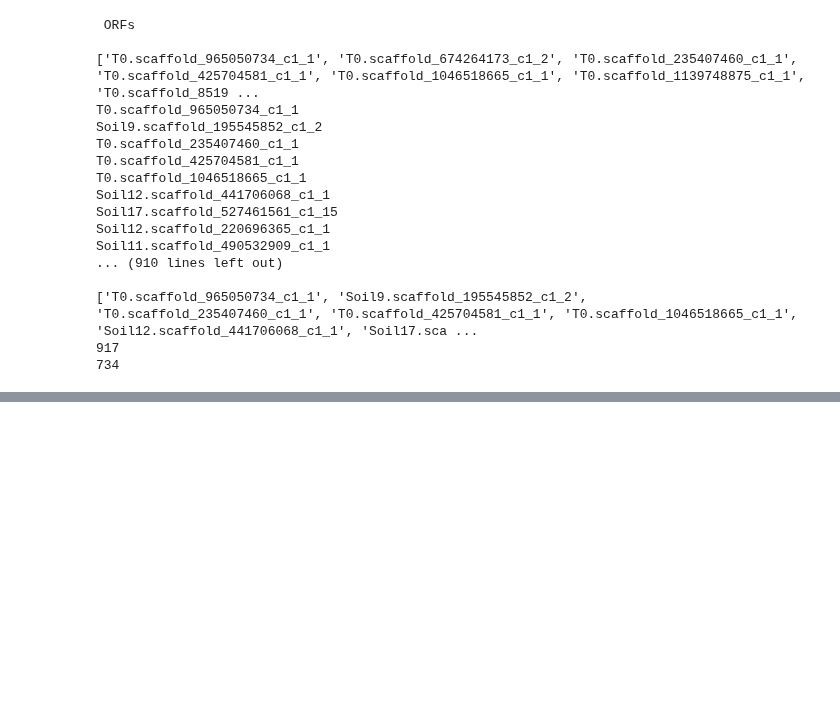
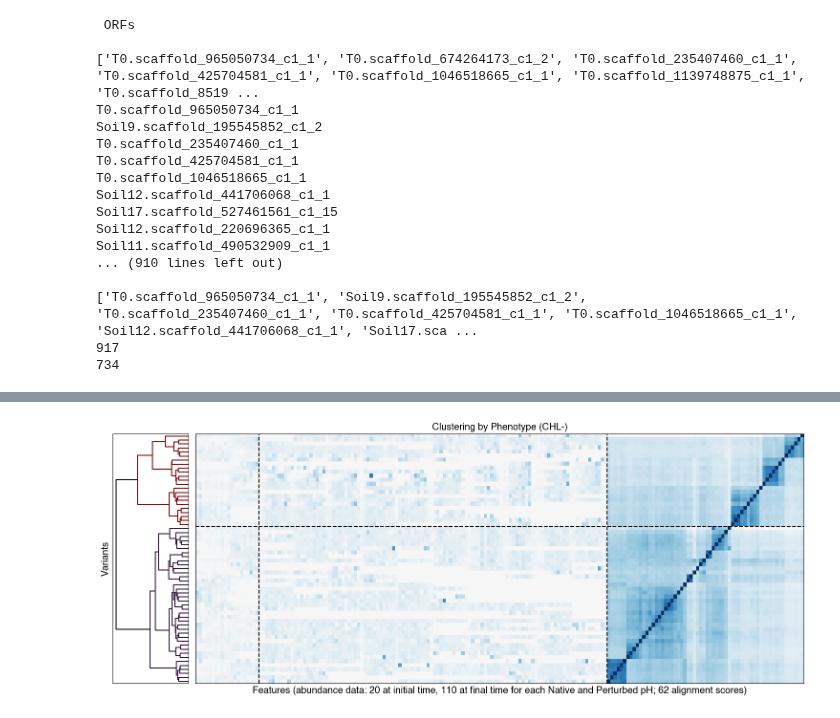
Before and after one commit to AddisonHowe/soil-metagenomics, a Jupyter notebook: notebooks/organization_nir.ipynb, the cells around one changed output, grey strips where cells are left out. Saved outputs shown, nothing was run; the diff lists cells and outputs as text; code cells hidden in the pictures; blank space fills up the shorter version.

```diff
--- a/notebooks/organization_nir.ipynb
+++ b/notebooks/organization_nir.ipynb
@@ -43,0 +136,90 @@ Soil11.scaffold_490532909_c1_1
+# %%
+from scipy.cluster.hierarchy import linkage, dendrogram, fcluster, optimal_leaf_ordering
+from scipy.spatial.distance import pdist
+from matplotlib.colors import to_hex
+
+
+Z = linkage(weighted_data, method='ward', metric='euclidean')
+Z_optimal = optimal_leaf_ordering(Z, pdist(data, metric='euclidean'))
+
+n_clusters = 2
+clusters = fcluster(Z_optimal, t=n_clusters, criterion='maxclust')
+
+dendro = dendrogram(Z_optimal, no_plot=True)
+leaf_indices = dendro['leaves']
+
+idx_to_cluster = {i: clusters[i] for i in range(len(clusters))}
+
+
+next_node = len(clusters)
+node_to_cluster = {}
+
+for i, (left, right, _, _) in enumerate(Z_optimal):
+    left, right = int(left), int(right)
+    left_cluster = idx_to_cluster.get(left, node_to_cluster.get(left, -1))
+    right_cluster = idx_to_cluster.get(right, node_to_cluster.get(right, -1))
+    if left_cluster == right_cluster and left_cluster != -1:
+        node_to_cluster[next_node] = left_cluster
+    next_node += 1
+
+
+
+#cluster_colors = ['#1f77b4', "#9729E0", "#610a70", "#210bcb"]
+cmap = plt.cm.turbo # Or any other colormap (e.g., 'viridis', 'plasma')
+cluster_colors = [to_hex(cmap(i)) for i in np.linspace(0, 1, n_clusters)]
+
+def color_func(link_idx):
+    cluster_id = node_to_cluster.get(link_idx, -1)
+    if cluster_id != -1 and cluster_id <= len(cluster_colors):
+        return cluster_colors[cluster_id - 1]
+    return "#000000"  # default color for unclustered links
+
+
+fig, (ax1, ax2) = plt.subplots(1, 2, figsize=(15, 6), gridspec_kw={'width_ratios': [0.5, 4]})
+
+dendrogram(Z_optimal,
+           orientation='left',
+           ax=ax1,
+           color_threshold=max(Z_optimal[-n_clusters+1, 2], 0.1),
+           link_color_func=color_func,
+           above_threshold_color='k')
+
+ax1.set_title('')
+ax1.set_xlabel('')
+ax1.set_ylabel('Variants', fontname='Helvetica', fontsize = 'x-large')
+ax1.set_xticks([])
+ax1.set_yticks([])
+ax1.tick_params(left=False, bottom=False)
+
+data = np.array(data)
+
+rearranged_data = data[leaf_indices]
+col_leaf_indices = leaf_indices+130*np.ones(62, dtype = int)
+rearranged_data[:, 130:192] = rearranged_data[:, col_leaf_indices]
+
+im = ax2.imshow(rearranged_data, aspect='auto', cmap='RdBu',
+                interpolation='nearest', origin='lower', vmin = -1, vmax = 1)
+#plt.colorbar(im, ax=ax2)
+
+
+boundaries = np.where(np.diff(clusters[leaf_indices]))[0]
+for b in boundaries:
+    ax2.axhline(b + 0.5, color='black', linestyle='--')
+
+ax2.axvline(19.5, color='black', linestyle='--')
+ax2.axvline(129.5, color='black', linestyle='--')
+ax2.set_xticks([])
+
+ax2.set_title('Clustering by Phenotype (CHL-)', fontname='Helvetica', fontsize = 'x-large')
+ax2.set_xlabel('Features (abundance data: 20 at initial time, 110 at final time for each Native and Perturbed pH; 62 alignment scores)', fontname='Helvetica', fontsize = 'x-large')
+
+#ax2.set_ylabel('Variants', fontname='Helvetica', fontsize='x-large')
+
+ax2.set_yticks([])
+ax2.set_yticks([])
+plt.tight_layout()
+
+print(leaf_indices)
+
+plt.show()
+# %% [output]
@@ -43,0 +227 @@ Soil11.scaffold_490532909_c1_1
+[figure, added]
```
Also changed, not shown: parts of 8 cells of this notebook, 4 other files.
